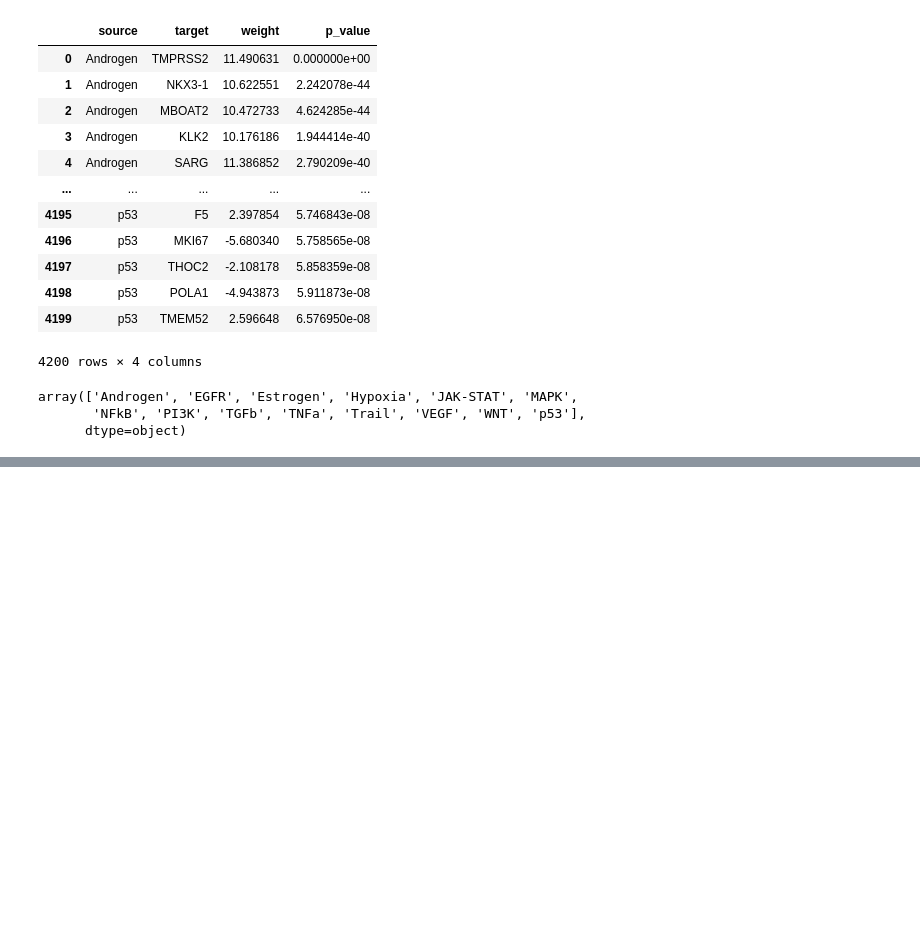
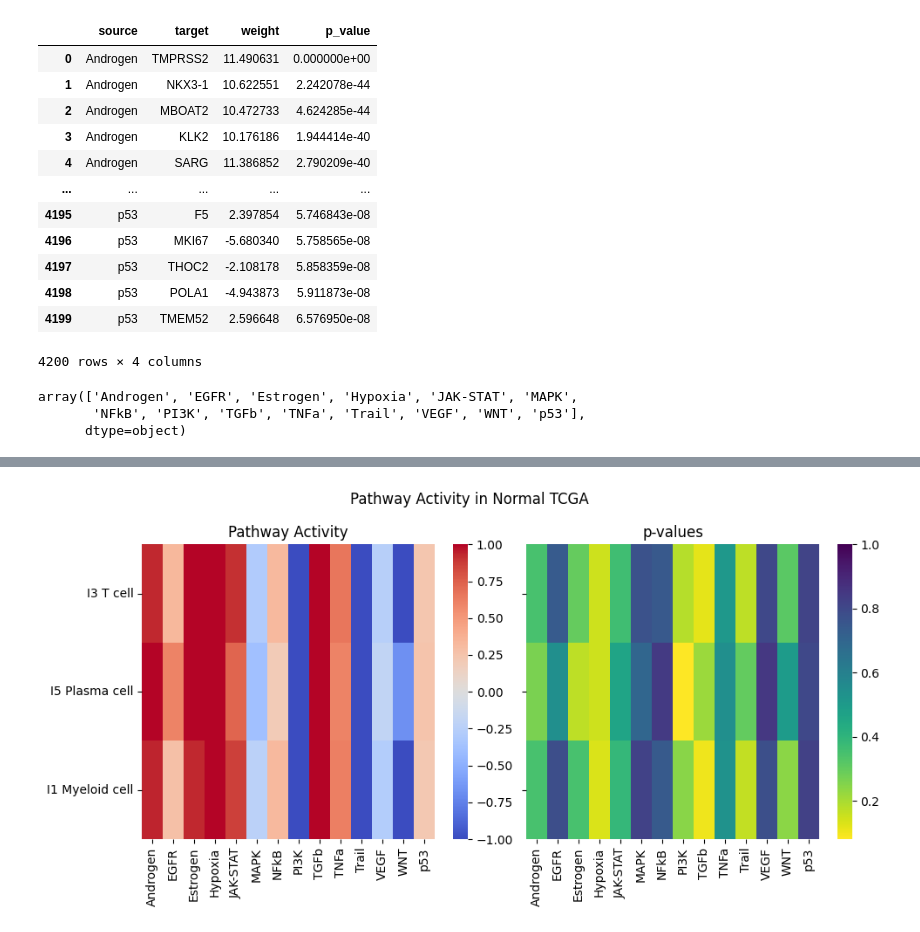
Before and after one commit to ygrepo/compbio_project, a Jupyter notebook: code/TCGA_GSE161529_Normal_Pathway_Inference.ipynb, the cells around one changed output, grey strips where cells are left out. Drawn from its saved outputs; the diff is of its cells as text; code cells hidden in the pictures; blank space fills up the shorter version.

```diff
--- a/code/TCGA_GSE161529_Normal_Pathway_Inference.ipynb
+++ b/code/TCGA_GSE161529_Normal_Pathway_Inference.ipynb
@@ -99,12 +97,16 @@ pvals = adata.obsm['consensus_pvals']
 # %%
 fig, axes = plt.subplots(1,2, figsize=(10,5), tight_layout=True, sharey=True)
 
 axes[0].set_title('Pathway Activity')
-sns.heatmap(acts, cmap='coolwarm', vmin=-1, vmax=1, ax=axes[0])
+g = sns.heatmap(acts, cmap='coolwarm', vmin=-1, vmax=1, ax=axes[0])
+g.set_xticklabels(g.get_xticklabels(), rotation = 90, fontsize = 10)
+g.set_yticklabels(g.get_yticklabels(), rotation = 0, fontsize = 10)
 axes[1].set_title('p-values')
 sns.heatmap(pvals, cmap='viridis_r', ax=axes[1], vmax=1)
-path = "../figures/GSE161529/Immune_cell_cancer_pathways.png"
-fig.suptitle("Pathway Activity in TCGA Breast Cancer")
+path = "../figures/GSE161529/Immune_normal_subtype_cell_cancer_pathways.png"
+fig.suptitle("Pathway Activity in Normal TCGA")
 plt.savefig(path,format='png')
 plt.show()
 plt.close()
+# %% [output]
+[figure, added]
```
Also changed, not shown: parts of 8 cells of this notebook, 11 other files.
